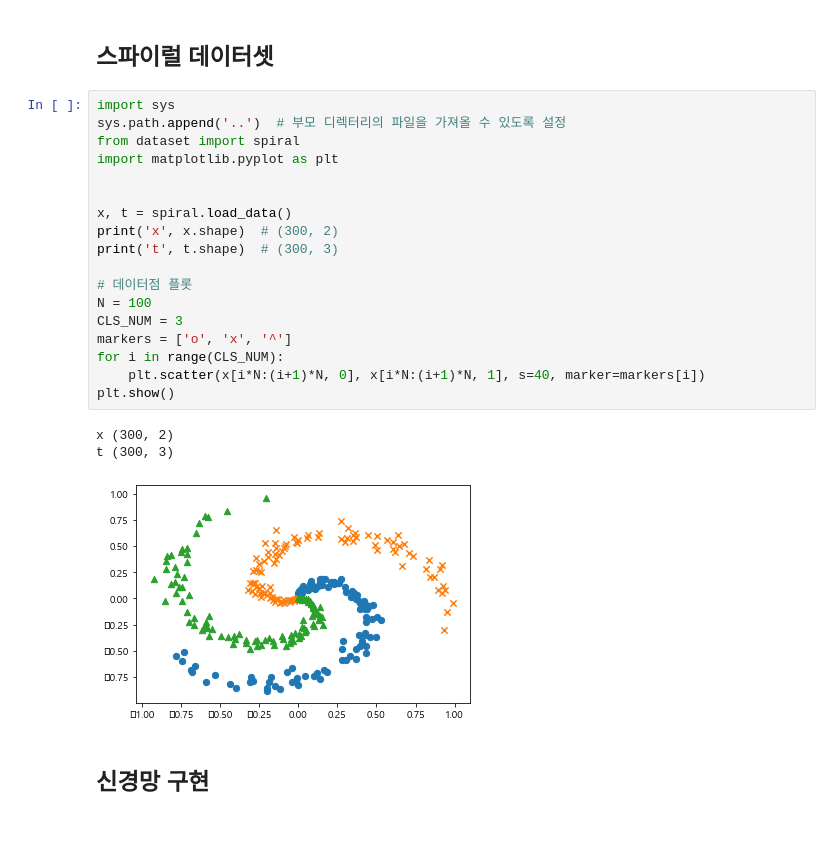
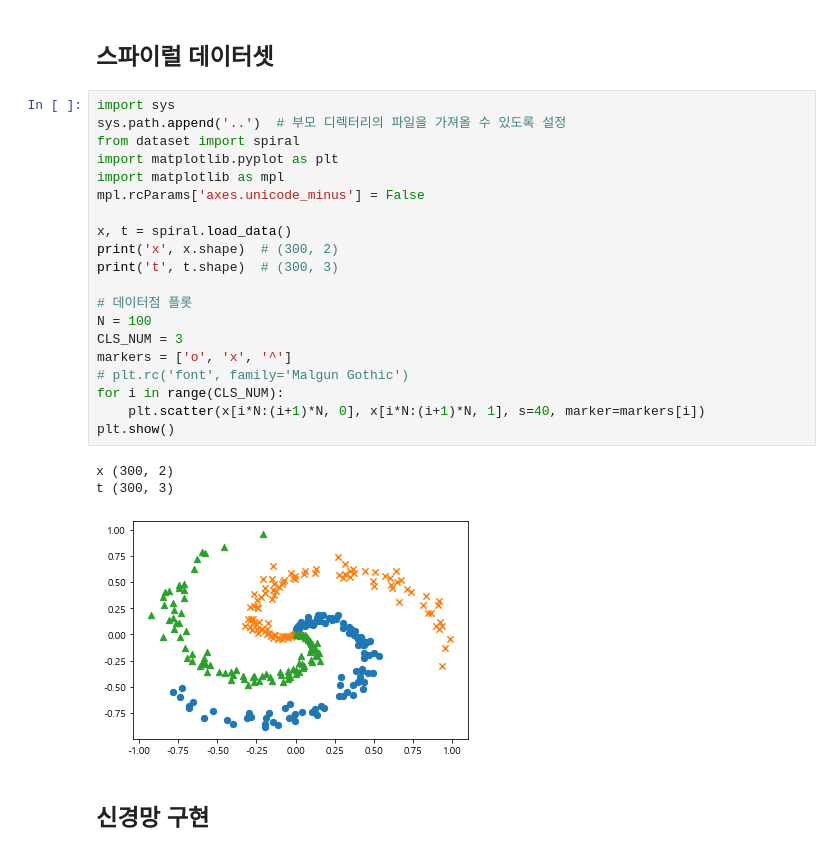
Before and after one commit to imguru-mooc/deep_learning_nlp, a Jupyter notebook: nlp_2_source/ch01/1_4.ipynb, the cells around one changed output. Cells and saved outputs as stored; diff of their text form.

```diff
--- a/nlp_2_source/ch01/1_4.ipynb
+++ b/nlp_2_source/ch01/1_4.ipynb
@@ -5,25 +5,27 @@
 # %%
 import sys
 sys.path.append('..')  # 부모 디렉터리의 파일을 가져올 수 있도록 설정
 from dataset import spiral
 import matplotlib.pyplot as plt
-
+import matplotlib as mpl
+mpl.rcParams['axes.unicode_minus'] = False
 
 x, t = spiral.load_data()
 print('x', x.shape)  # (300, 2)
 print('t', t.shape)  # (300, 3)
 
 # 데이터점 플롯
 N = 100
 CLS_NUM = 3
 markers = ['o', 'x', '^']
+# plt.rc('font', family='Malgun Gothic')
 for i in range(CLS_NUM):
     plt.scatter(x[i*N:(i+1)*N, 0], x[i*N:(i+1)*N, 1], s=40, marker=markers[i])
 plt.show()
 # %% [output]
 x (300, 2)
 t (300, 3)
-[figure, old version]
+[figure, new version]
 # %% [markdown]
 ## 신경망 구현
 # %%
```
Also changed, not shown: parts of 1 cell of this notebook.
